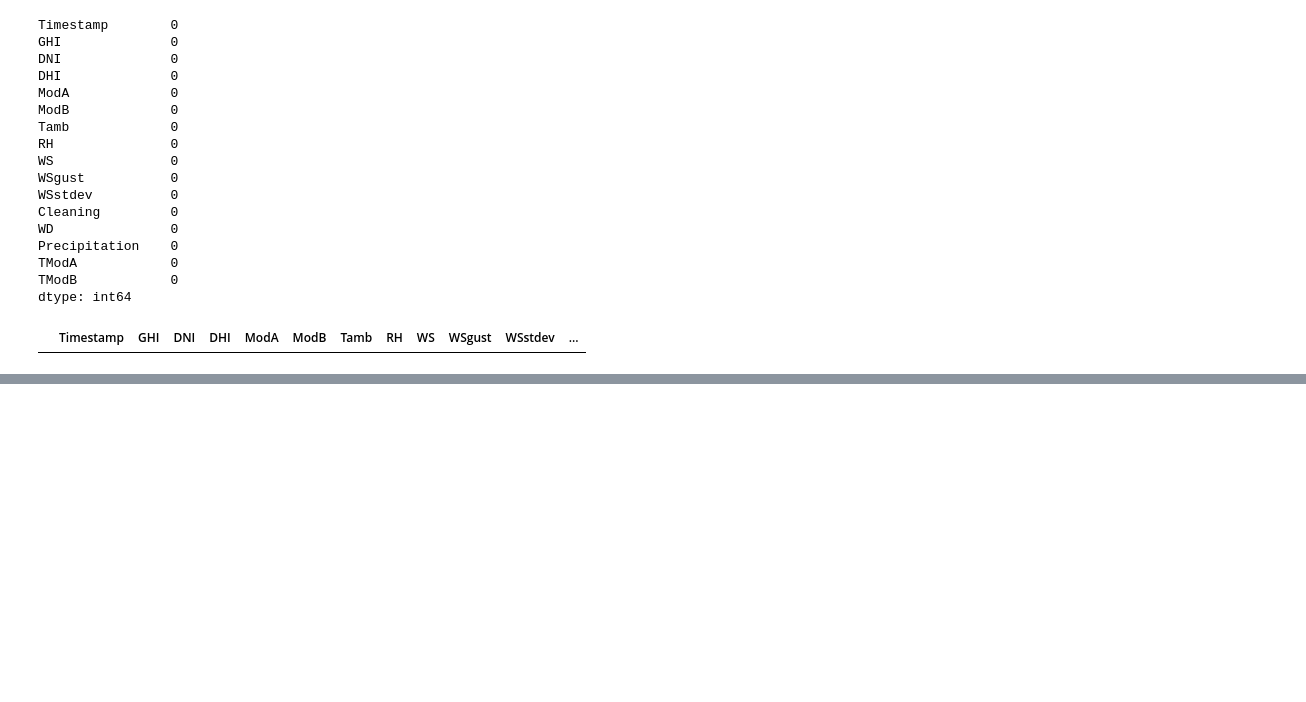
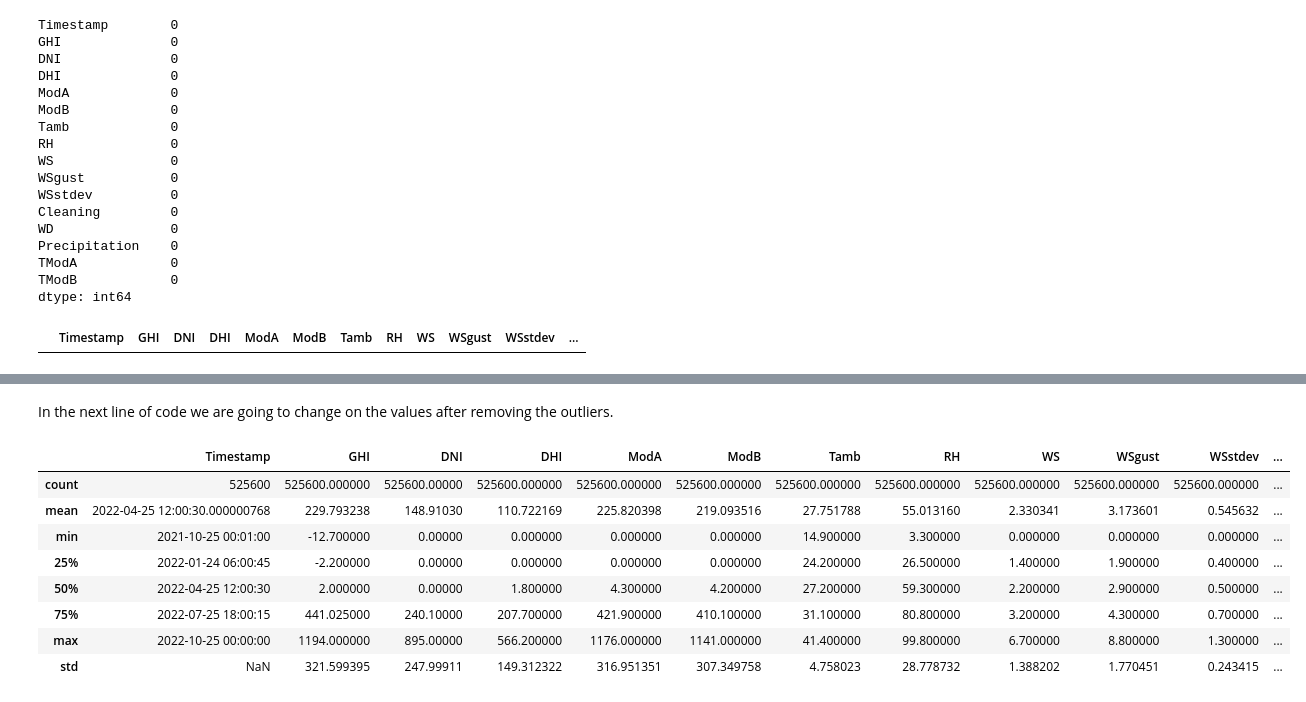
Before and after one commit to Esmael-Mohammed/tenx-Week0, a Jupyter notebook: notebooks/togo.ipynb, the cells around one changed output, grey strips where cells are left out. Saved outputs shown, nothing was run; the diff lists cells and outputs as text; code cells hidden in the pictures; blank space fills up the shorter version.

```diff
--- a/notebooks/togo.ipynb
+++ b/notebooks/togo.ipynb
@@ -169,0 +238,32 @@ df.loc[df.duplicated()]
+# %%
+# Selected columns for outlier removal
+selected_columns = ['GHI', 'DNI', 'DHI', 'ModA', 'ModB', 'WD']
+
+# Ensure columns except 'Timestamp' are numeric
+benin_df_numeric = df[selected_columns].apply(pd.to_numeric, errors='coerce')
+
+# Set the Z-score threshold for identifying outliers
+threshold = 3
+
+# Iterate over each selected column in the DataFrame
+for column in selected_columns:
+    # Calculate Z-scores for the column
+    z_scores = zscore(benin_df_numeric[column], nan_policy='omit')
+
+    # Identify outliers where Z-scores are greater than the threshold
+    outliers = np.abs(z_scores) > threshold
+
+    # Calculate the median of the non-outlier values in the column
+    column_median = benin_df_numeric.loc[~outliers, column].median()
+
+    # Replace outliers with the column median
+    benin_df_numeric.loc[outliers, column] = column_median
+
+    print(f"Number of outliers in {column}: {outliers.sum()}")
+
+# Update the original DataFrame with the modified values
+df.update(benin_df_numeric)
+
+# Recheck if there are any remaining outliers (optional step)
+remaining_outliers = (np.abs(zscore(benin_df_numeric, nan_policy='omit')) > threshold).any(axis=1)
+print(f"Number of remaining outliers after replacement: {remaining_outliers.sum()}")
@@ -169,0 +278,15 @@ df.loc[df.duplicated()]
+# %% [markdown]
+In the next line of code we are going to change on the values after removing the outliers.
+# %%
+# Statistical check for outliers using the summary statistics.
+df.describe()
+# %% [output]
+|  | Timestamp | GHI | DNI | DHI | ModA | ModB | Tamb | RH | WS | WSgust | WSstdev | ... |
+| count | 525600 | 525600.000000 | 525600.00000 | 525600.000000 | 525600.000000 | 525600.000000 | 525600.000000 | 525600.000000 | 525600.000000 | 525600.000000 | 525600.000000 | ... |
+| mean | 2022-04-25 12:00:30.000000768 | 229.793238 | 148.91030 | 110.722169 | 225.820398 | 219.093516 | 27.751788 | 55.013160 | 2.330341 | 3.173601 | 0.545632 | ... |
+| min | 2021-10-25 00:01:00 | -12.700000 | 0.00000 | 0.000000 | 0.000000 | 0.000000 | 14.900000 | 3.300000 | 0.000000 | 0.000000 | 0.000000 | ... |
+| 25% | 2022-01-24 06:00:45 | -2.200000 | 0.00000 | 0.000000 | 0.000000 | 0.000000 | 24.200000 | 26.500000 | 1.400000 | 1.900000 | 0.400000 | ... |
+| 50% | 2022-04-25 12:00:30 | 2.000000 | 0.00000 | 1.800000 | 4.300000 | 4.200000 | 27.200000 | 59.300000 | 2.200000 | 2.900000 | 0.500000 | ... |
+| 75% | 2022-07-25 18:00:15 | 441.025000 | 240.10000 | 207.700000 | 421.900000 | 410.100000 | 31.100000 | 80.800000 | 3.200000 | 4.300000 | 0.700000 | ... |
+| max | 2022-10-25 00:00:00 | 1194.000000 | 895.00000 | 566.200000 | 1176.000000 | 1141.000000 | 41.400000 | 99.800000 | 6.700000 | 8.800000 | 1.300000 | ... |
+| std | NaN | 321.599395 | 247.99911 | 149.312322 | 316.951351 | 307.349758 | 4.758023 | 28.778732 | 1.388202 | 1.770451 | 0.243415 | ... |
```
Also changed, not shown: parts of 6 cells of this notebook.
